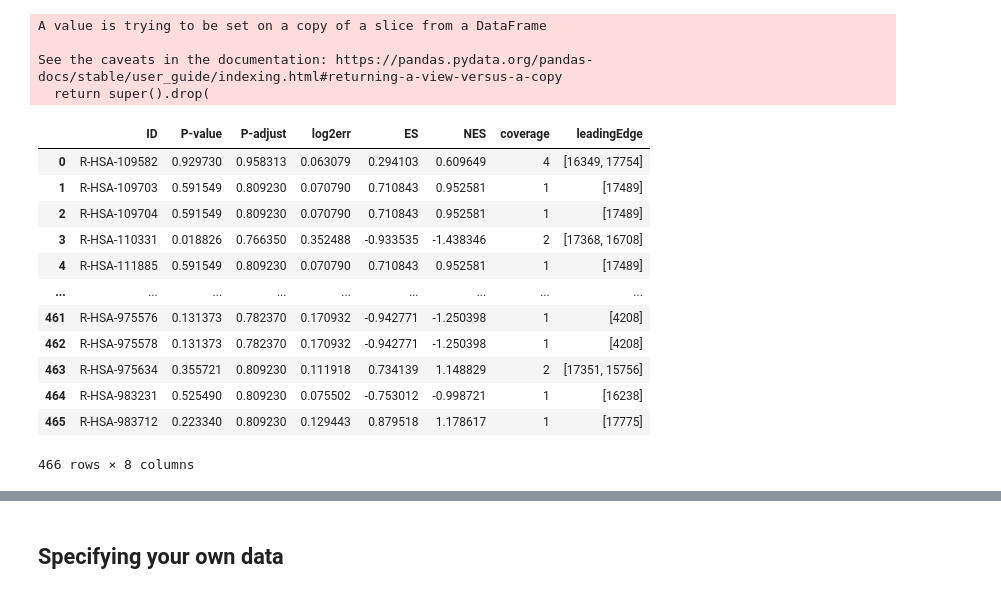
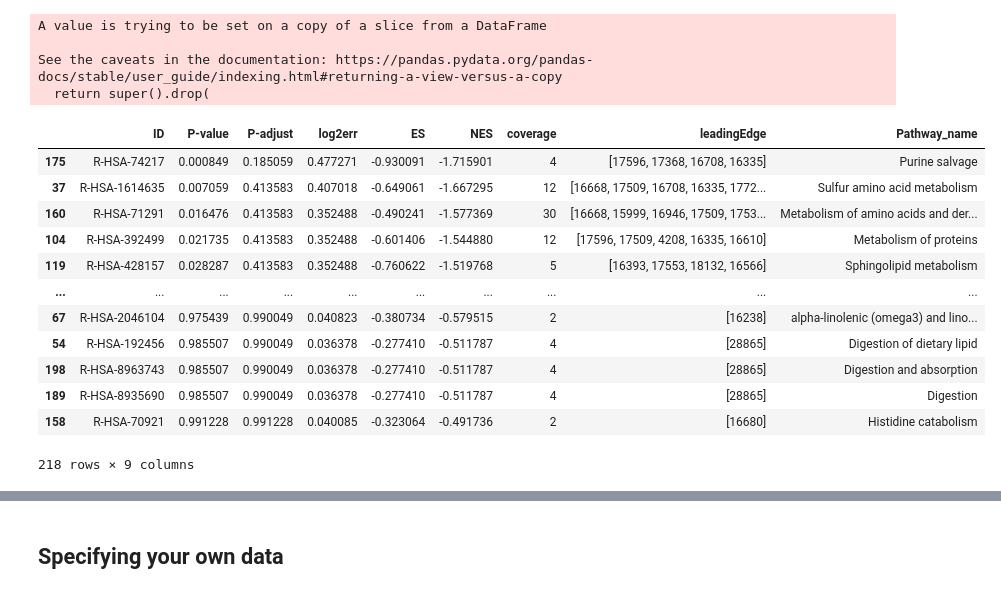
Before and after one commit to cwieder/py-ssPA, a Jupyter notebook: sspa_walkthrough.ipynb, the cells around one changed output, grey strips where cells are left out. Cells and saved outputs as stored; diff of their text form; code cells hidden in the pictures.

```diff
--- a/sspa_walkthrough.ipynb
+++ b/sspa_walkthrough.ipynb
@@ -399,18 +392,18 @@ A value is trying to be set on a copy of a slice from a DataFrame
 See the caveats in the documentation: https://pandas.pydata.org/pandas-docs/stable/user_guide/indexing.html#returning-a-view-versus-a-copy
   return super().drop(
 # %%
-gsea_res
+gsea_res.sort_values(by="P-value")
 # %% [output]
-|  | ID | P-value | P-adjust | log2err | ES | NES | coverage | leadingEdge |
-| 0 | R-HSA-109582 | 0.929730 | 0.958313 | 0.063079 | 0.294103 | 0.609649 | 4 | [16349, 17754] |
-| 1 | R-HSA-109703 | 0.591549 | 0.809230 | 0.070790 | 0.710843 | 0.952581 | 1 | [17489] |
-| 2 | R-HSA-109704 | 0.591549 | 0.809230 | 0.070790 | 0.710843 | 0.952581 | 1 | [17489] |
-| 3 | R-HSA-110331 | 0.018826 | 0.766350 | 0.352488 | -0.933535 | -1.438346 | 2 | [17368, 16708] |
-| 4 | R-HSA-111885 | 0.591549 | 0.809230 | 0.070790 | 0.710843 | 0.952581 | 1 | [17489] |
-| ... | ... | ... | ... | ... | ... | ... | ... | ... |
-| 461 | R-HSA-975576 | 0.131373 | 0.782370 | 0.170932 | -0.942771 | -1.250398 | 1 | [4208] |
-| 462 | R-HSA-975578 | 0.131373 | 0.782370 | 0.170932 | -0.942771 | -1.250398 | 1 | [4208] |
-| 463 | R-HSA-975634 | 0.355721 | 0.809230 | 0.111918 | 0.734139 | 1.148829 | 2 | [17351, 15756] |
-| 464 | R-HSA-983231 | 0.525490 | 0.809230 | 0.075502 | -0.753012 | -0.998721 | 1 | [16238] |
-| 465 | R-HSA-983712 | 0.223340 | 0.809230 | 0.129443 | 0.879518 | 1.178617 | 1 | [17775] |
+|  | ID | P-value | P-adjust | log2err | ES | NES | coverage | leadingEdge | Pathway_name |
+| 175 | R-HSA-74217 | 0.000849 | 0.185059 | 0.477271 | -0.930091 | -1.715901 | 4 | [17596, 17368, 16708, 16335] | Purine salvage |
+| 37 | R-HSA-1614635 | 0.007059 | 0.413583 | 0.407018 | -0.649061 | -1.667295 | 12 | [16668, 17509, 16708, 16335, 1772... | Sulfur amino acid metabolism |
+| 160 | R-HSA-71291 | 0.016476 | 0.413583 | 0.352488 | -0.490241 | -1.577369 | 30 | [16668, 15999, 16946, 17509, 1753... | Metabolism of amino acids and der... |
+| 104 | R-HSA-392499 | 0.021735 | 0.413583 | 0.352488 | -0.601406 | -1.544880 | 12 | [17596, 17509, 4208, 16335, 16610] | Metabolism of proteins |
+| 119 | R-HSA-428157 | 0.028287 | 0.413583 | 0.352488 | -0.760622 | -1.519768 | 5 | [16393, 17553, 18132, 16566] | Sphingolipid metabolism |
+| ... | ... | ... | ... | ... | ... | ... | ... | ... | ... |
+| 67 | R-HSA-2046104 | 0.975439 | 0.990049 | 0.040823 | -0.380734 | -0.579515 | 2 | [16238] | alpha-linolenic (omega3) and lino... |
+| 54 | R-HSA-192456 | 0.985507 | 0.990049 | 0.036378 | -0.277410 | -0.511787 | 4 | [28865] | Digestion of dietary lipid |
+| 198 | R-HSA-8963743 | 0.985507 | 0.990049 | 0.036378 | -0.277410 | -0.511787 | 4 | [28865] | Digestion and absorption |
+| 189 | R-HSA-8935690 | 0.985507 | 0.990049 | 0.036378 | -0.277410 | -0.511787 | 4 | [28865] | Digestion |
+| 158 | R-HSA-70921 | 0.991228 | 0.991228 | 0.040085 | -0.323064 | -0.491736 | 2 | [16680] | Histidine catabolism |
-466 rows × 8 columns
+218 rows × 9 columns
```
Also changed, not shown: parts of 3 cells of this notebook, 1 other file.
